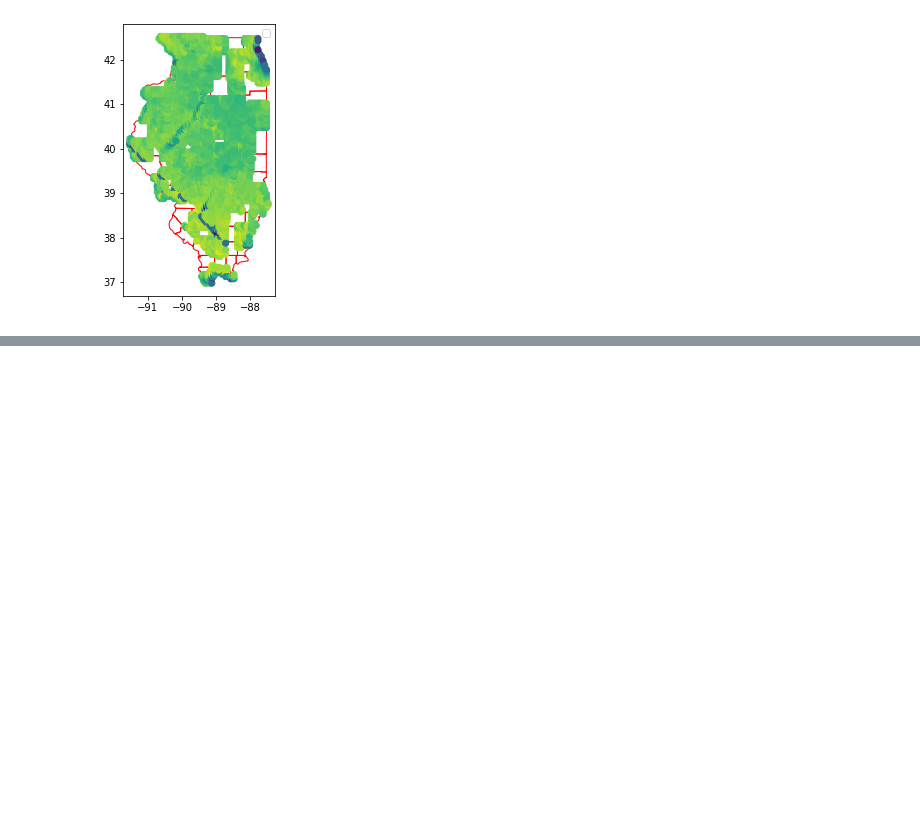
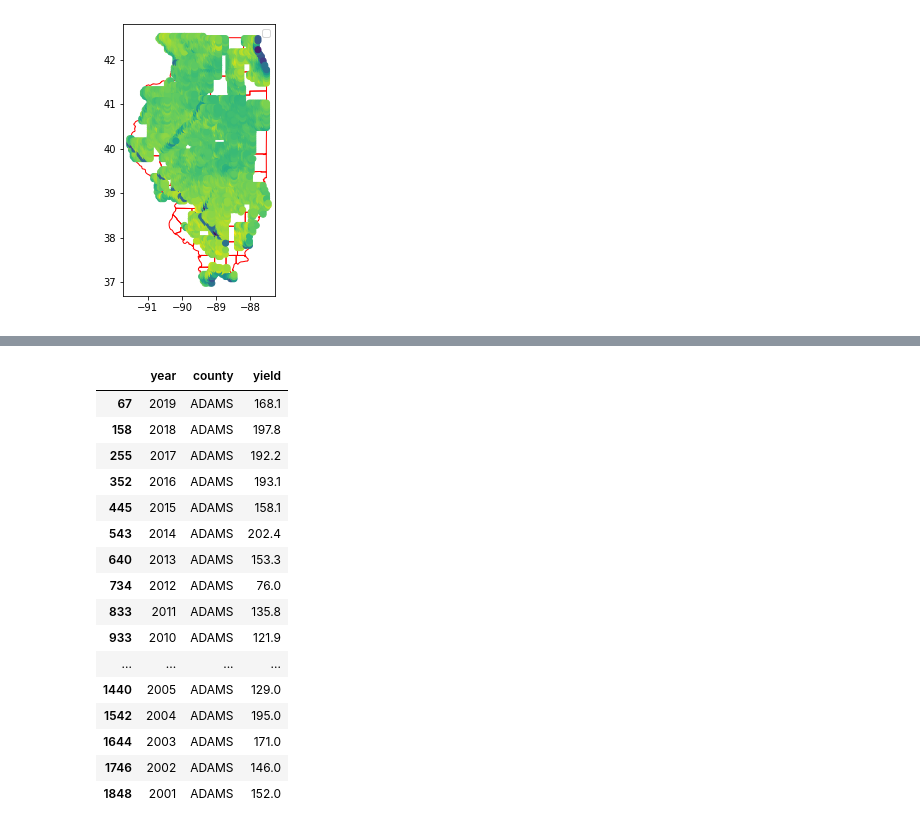
Before and after one commit to dominikrys/icdss-hackathon-2021, a Jupyter notebook: data/crops_yield/AI Hack - Crop Yield Challenge.ipynb, the cells around one changed output, grey strips where cells are left out. Saved outputs shown, nothing was run; the diff lists cells and outputs as text; code cells hidden in the pictures; blank space fills up the shorter version.

```diff
--- a/data/crops_yield/AI Hack - Crop Yield Challenge.ipynb
+++ b/data/crops_yield/AI Hack - Crop Yield Challenge.ipynb
@@ -73,4 +79,5 @@ No handles with labels found to put in legend.
 [figure]
 # %%
 yield_crop = pd.read_csv("crops_yield/IL_yield.csv")
-yield_crop = yield_crop[(yield_crop["year"] > 2002)&(yield_crop["year"] < 2013)]
+yield_crop = yield_crop[(yield_crop["year"] > 2000)&(yield_crop["year"] < 2020)]
+yield_crop
@@ -77,2 +98,23 @@ yield_crop = yield_crop[(yield_crop["year"] > 2002)&(yield_crop["year"] < 2013)]
+# %%
+adam_yield = yield_crop[yield_crop["county"]=="ADAMS"]
+adam_yield
+# %% [output]
+|  | year | county | yield |
+| 67 | 2019 | ADAMS | 168.1 |
+| 158 | 2018 | ADAMS | 197.8 |
+| 255 | 2017 | ADAMS | 192.2 |
+| 352 | 2016 | ADAMS | 193.1 |
+| 445 | 2015 | ADAMS | 158.1 |
+| 543 | 2014 | ADAMS | 202.4 |
+| 640 | 2013 | ADAMS | 153.3 |
+| 734 | 2012 | ADAMS | 76.0 |
+| 833 | 2011 | ADAMS | 135.8 |
+| 933 | 2010 | ADAMS | 121.9 |
+| ... | ... | ... | ... |
+| 1440 | 2005 | ADAMS | 129.0 |
+| 1542 | 2004 | ADAMS | 195.0 |
+| 1644 | 2003 | ADAMS | 171.0 |
+| 1746 | 2002 | ADAMS | 146.0 |
+| 1848 | 2001 | ADAMS | 152.0 |
 # %%
 vegetation = pd.read_csv("crops_yield/EVI_stacked.csv")
```
Also changed, not shown: parts of 10 cells of this notebook.
